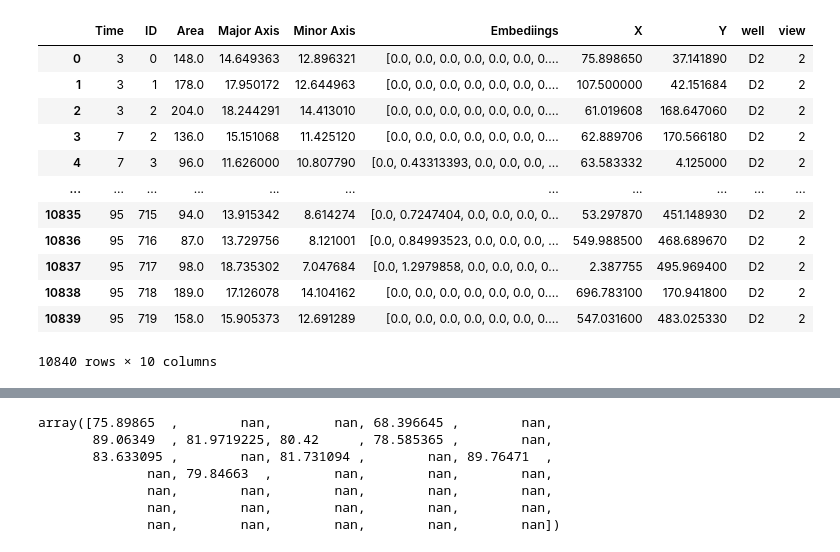
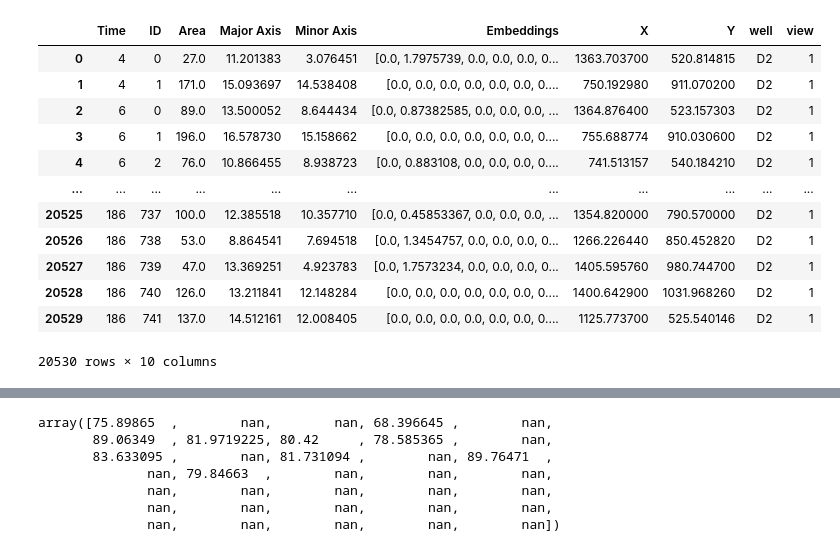
Before and after one commit to AsafAvr/Deep-Learning-Workshop, a Jupyter notebook: Notebooks/Reorganize_Results.ipynb, the cells around one changed output, grey strips where cells are left out. Saved outputs shown, nothing was run; the diff lists cells and outputs as text; code cells hidden in the pictures.

```diff
--- a/Notebooks/Reorganize_Results.ipynb
+++ b/Notebooks/Reorganize_Results.ipynb
@@ -97,17 +93,17 @@ TypeError: eval() arg 1 must be a string, bytes or code object
 # %%
-df = pd.read_csv(r'C:\Projects\TAU\DL-Workshop\Images_Ilan\JH0011\Results\Tracking\Results-20220831T065654Z-001\Results\Results_D2_2_start_2_crop_0_2022-08-29_18-52-37\res_all_features.csv')
+df = pd.read_csv(r'C:\Projects\TAU\DL-Workshop\Images_Ilan\JH0011\Results\Tracking_new\Results_D2_1_start_3_crop_3_2022-09-06_18-33-24\res_all_features.csv')
 df
 # %% [output]
-|  | Time | ID | Area | Major Axis | Minor Axis | Embediings | X | Y | well | view |
-| 0 | 3 | 0 | 148.0 | 14.649363 | 12.896321 | [0.0, 0.0, 0.0, 0.0, 0.0, 0.0, 0.... | 75.898650 | 37.141890 | D2 | 2 |
-| 1 | 3 | 1 | 178.0 | 17.950172 | 12.644963 | [0.0, 0.0, 0.0, 0.0, 0.0, 0.0, 0.... | 107.500000 | 42.151684 | D2 | 2 |
-| 2 | 3 | 2 | 204.0 | 18.244291 | 14.413010 | [0.0, 0.0, 0.0, 0.0, 0.0, 0.0, 0.... | 61.019608 | 168.647060 | D2 | 2 |
-| 3 | 7 | 2 | 136.0 | 15.151068 | 11.425120 | [0.0, 0.0, 0.0, 0.0, 0.0, 0.0, 0.... | 62.889706 | 170.566180 | D2 | 2 |
-| 4 | 7 | 3 | 96.0 | 11.626000 | 10.807790 | [0.0, 0.43313393, 0.0, 0.0, 0.0, ... | 63.583332 | 4.125000 | D2 | 2 |
+|  | Time | ID | Area | Major Axis | Minor Axis | Embeddings | X | Y | well | view |
+| 0 | 4 | 0 | 27.0 | 11.201383 | 3.076451 | [0.0, 1.7975739, 0.0, 0.0, 0.0, 0... | 1363.703700 | 520.814815 | D2 | 1 |
+| 1 | 4 | 1 | 171.0 | 15.093697 | 14.538408 | [0.0, 0.0, 0.0, 0.0, 0.0, 0.0, 0.... | 750.192980 | 911.070200 | D2 | 1 |
+| 2 | 6 | 0 | 89.0 | 13.500052 | 8.644434 | [0.0, 0.87382585, 0.0, 0.0, 0.0, ... | 1364.876400 | 523.157303 | D2 | 1 |
+| 3 | 6 | 1 | 196.0 | 16.578730 | 15.158662 | [0.0, 0.0, 0.0, 0.0, 0.0, 0.0, 0.... | 755.688774 | 910.030600 | D2 | 1 |
+| 4 | 6 | 2 | 76.0 | 10.866455 | 8.938723 | [0.0, 0.883108, 0.0, 0.0, 0.0, 0.... | 741.513157 | 540.184210 | D2 | 1 |
 | ... | ... | ... | ... | ... | ... | ... | ... | ... | ... | ... |
-| 10835 | 95 | 715 | 94.0 | 13.915342 | 8.614274 | [0.0, 0.7247404, 0.0, 0.0, 0.0, 0... | 53.297870 | 451.148930 | D2 | 2 |
-| 10836 | 95 | 716 | 87.0 | 13.729756 | 8.121001 | [0.0, 0.84993523, 0.0, 0.0, 0.0, ... | 549.988500 | 468.689670 | D2 | 2 |
-| 10837 | 95 | 717 | 98.0 | 18.735302 | 7.047684 | [0.0, 1.2979858, 0.0, 0.0, 0.0, 0... | 2.387755 | 495.969400 | D2 | 2 |
-| 10838 | 95 | 718 | 189.0 | 17.126078 | 14.104162 | [0.0, 0.0, 0.0, 0.0, 0.0, 0.0, 0.... | 696.783100 | 170.941800 | D2 | 2 |
-| 10839 | 95 | 719 | 158.0 | 15.905373 | 12.691289 | [0.0, 0.0, 0.0, 0.0, 0.0, 0.0, 0.... | 547.031600 | 483.025330 | D2 | 2 |
+| 20525 | 186 | 737 | 100.0 | 12.385518 | 10.357710 | [0.0, 0.45853367, 0.0, 0.0, 0.0, ... | 1354.820000 | 790.570000 | D2 | 1 |
+| 20526 | 186 | 738 | 53.0 | 8.864541 | 7.694518 | [0.0, 1.3454757, 0.0, 0.0, 0.0, 0... | 1266.226440 | 850.452820 | D2 | 1 |
+| 20527 | 186 | 739 | 47.0 | 13.369251 | 4.923783 | [0.0, 1.7573234, 0.0, 0.0, 0.0, 0... | 1405.595760 | 980.744700 | D2 | 1 |
+| 20528 | 186 | 740 | 126.0 | 13.211841 | 12.148284 | [0.0, 0.0, 0.0, 0.0, 0.0, 0.0, 0.... | 1400.642900 | 1031.968260 | D2 | 1 |
+| 20529 | 186 | 741 | 137.0 | 14.512161 | 12.008405 | [0.0, 0.0, 0.0, 0.0, 0.0, 0.0, 0.... | 1125.773700 | 525.540146 | D2 | 1 |
-10840 rows × 10 columns
+20530 rows × 10 columns
```
Also changed, not shown: parts of 34 cells of this notebook, 5 other files.
